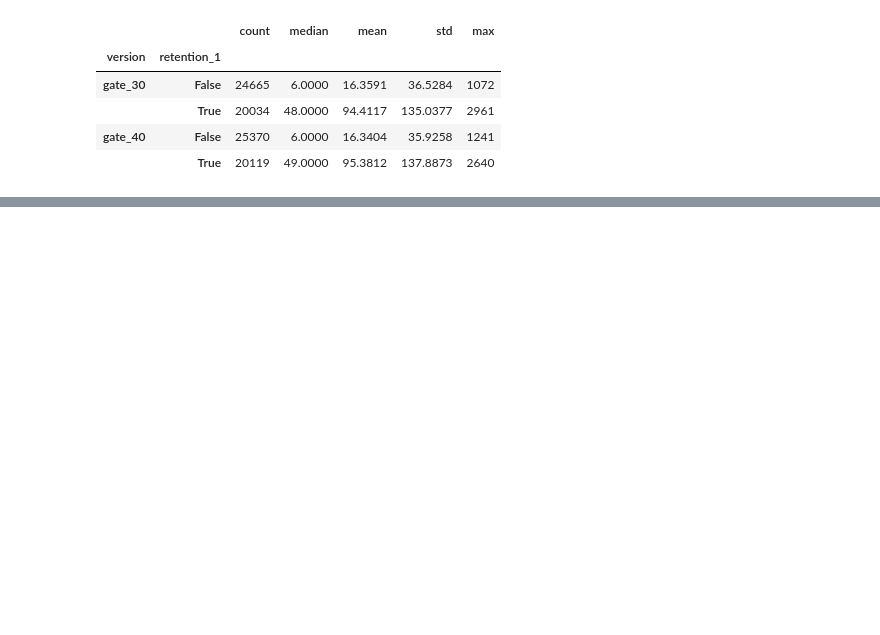
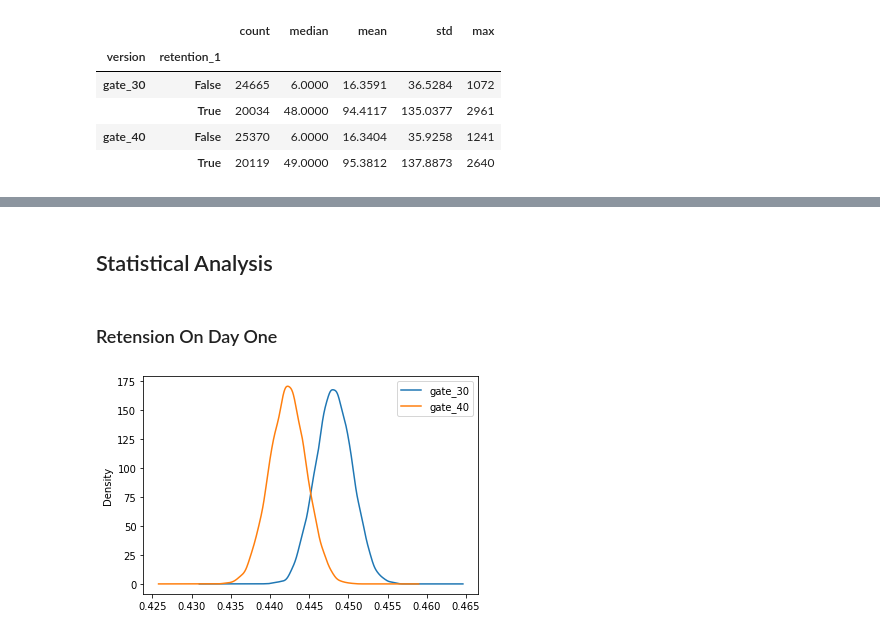
Before and after one commit to roma-glushko/cookie-cats-ab-test-analysis, a Jupyter notebook: index.ipynb, the cells around one changed output, grey strips where cells are left out. Saved outputs shown, nothing was run; the diff lists cells and outputs as text; code cells hidden in the pictures; blank space fills up the shorter version.

Commit message:
Plotted retention metrics and performed bootstrapping emulation in order to determine statistical significance.

```diff
--- a/index.ipynb
+++ b/index.ipynb
@@ -209,0 +258,5 @@ dataset.groupby(["version", "retention_7"]).sum_gamerounds.agg(["count", "median
+# %%
+dataset['Retension'] = np.where((dataset.retention_1 == True) & (dataset.retention_7 == True), 1, 0)
+
+gate30dataset = dataset[dataset['version'] == 'gate_30'].reset_index().set_index("index")
+gate40dataset = dataset[dataset['version'] == 'gate_40'].reset_index().set_index("index")
@@ -209,0 +301,5 @@ dataset.groupby(["version", "retention_7"]).sum_gamerounds.agg(["count", "median
+# %%
+dataset['RetensionGroup'] = [*map(lambda x,y: str(x) + '-' + str(y), dataset.retention_1, dataset.retention_7)]
+
+gate30dataset = dataset[dataset['version'] == 'gate_30'].reset_index().set_index("index")
+gate40dataset = dataset[dataset['version'] == 'gate_40'].reset_index().set_index("index")
@@ -209,0 +347,15 @@ dataset.groupby(["version", "retention_7"]).sum_gamerounds.agg(["count", "median
+# %% [markdown]
+## Statistical Analysis
+# %% [markdown]
+### Retension On Day One
+# %%
+sampled_means = []
+
+for _ in range(10_000):
+    sampled_means.append(dataset.sample(frac=1, replace=True).groupby('version')['retention_1'].mean())
+
+sampled_means = pd.DataFrame(sampled_means, columns=['gate_30', 'gate_40'])
+
+sampled_means.plot(kind='kde');
+# %% [output]
+[figure, added]
```
Also changed, not shown: parts of 24 cells of this notebook.
